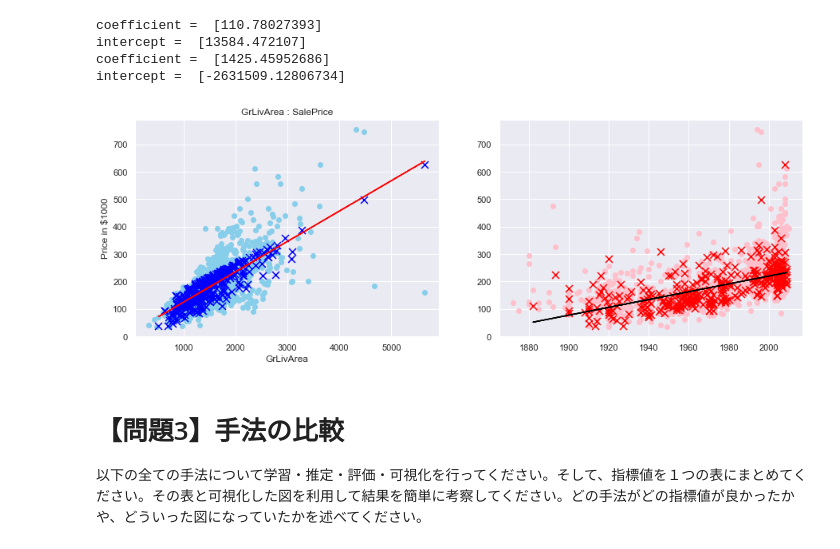
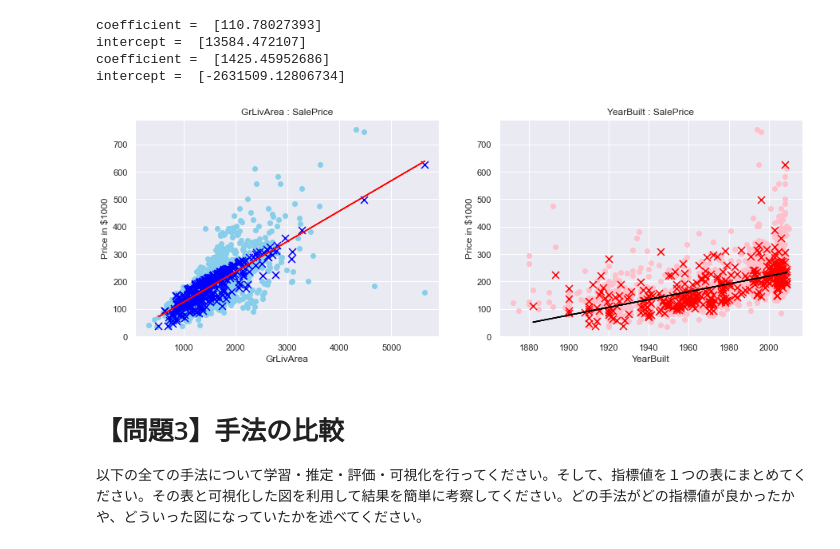
Before and after one commit to T-Sawao/diveintocode-ml, a Jupyter notebook: week4-session2.ipynb, the cells around one changed output. Drawn from its saved outputs; the diff is of its cells as text; code cells hidden in the pictures.

```diff
--- a/week4-session2.ipynb
+++ b/week4-session2.ipynb
@@ -399,24 +402,27 @@ intercept =  [-2631509.12806734]
 # %%
 fig = plt.figure(figsize=(15, 5))
 
 ax1 = fig.add_subplot(1, 2, 1)
 ax2 = fig.add_subplot(1, 2, 2)
 
 ax1.scatter(X_data['GrLivArea'], Y_data/1000, color="skyblue")
 ax1.scatter(GrLivArea_test, predicted_value_list/1000, color="blue", marker="x", s=80) # 線形回帰の検証データを出力
 ax1.plot(X, pv_plot.predict(X)/1000, color = 'red') # 回帰直線をプロット
 ax1.set_title("GrLivArea : SalePrice")
 ax1.set_xlabel("GrLivArea")
 ax1.set_ylabel("Price in $1000")
 ax1.grid(True)
 
 ax2.scatter(X_data["YearBuilt"], Y_data/1000, color="pink")
 ax2.scatter(YearBuilt_test, predicted_value_list/1000, color="red", marker="x", s=80) # 線形回帰の検証データを出力
 ax2.plot(X1, pv1_plot.predict(X1)/1000, color = 'black') # 回帰直線をプロット
+ax2.set_title("YearBuilt : SalePrice")
+ax2.set_xlabel("YearBuilt")
+ax2.set_ylabel("Price in $1000")
 
 ax2.grid(True)
 # %% [output]
-[figure, old version]
+[figure, new version]
 # %% [markdown]
 # 【問題3】手法の比較
 以下の全ての手法について学習・推定・評価・可視化を行ってください。そして、指標値を１つの表にまとめてください。その表と可視化した図を利用して結果を簡単に考察してください。どの手法がどの指標値が良かったかや、どういった図になっていたかを述べてください。
```
Also changed, not shown: parts of 16 cells of this notebook.
